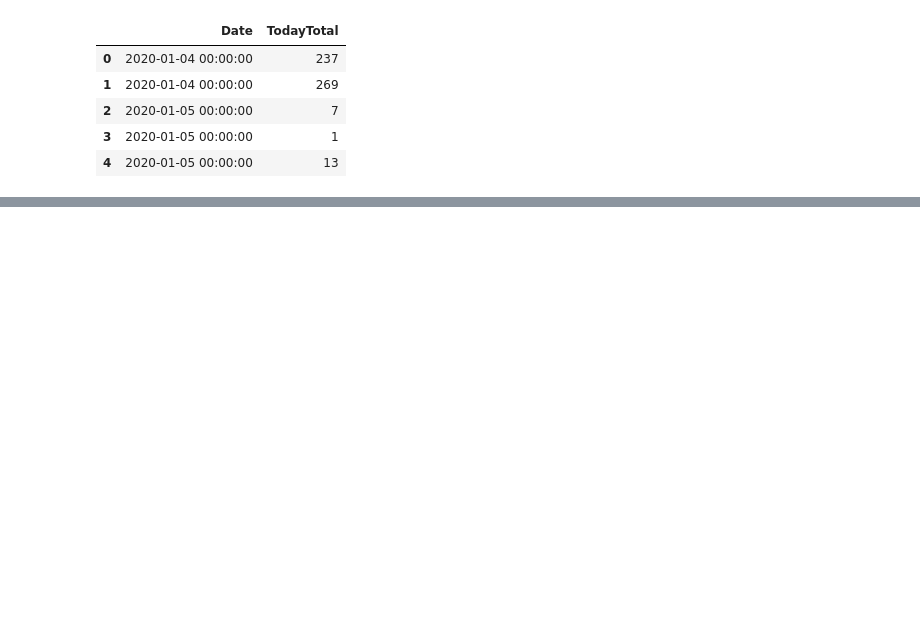
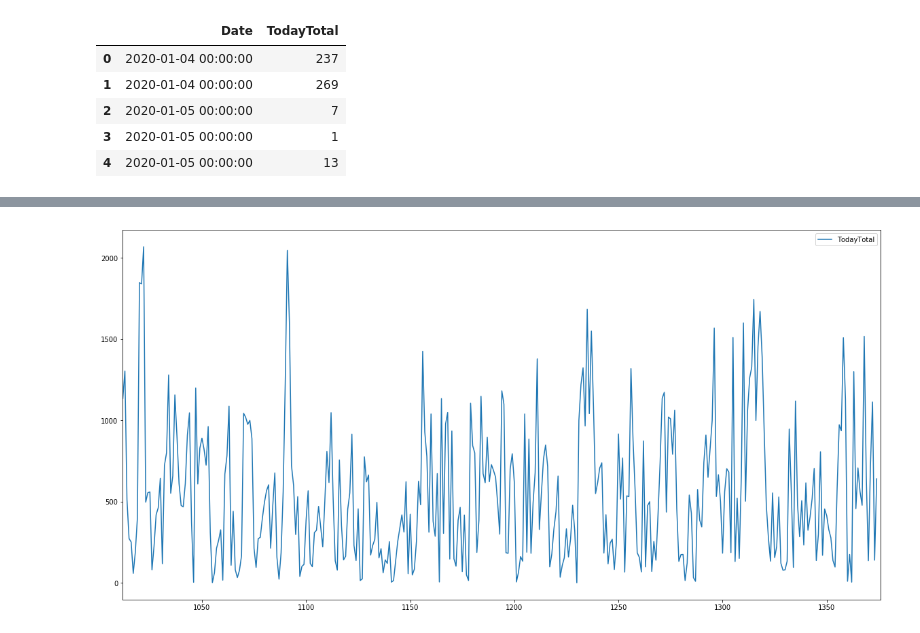
Before and after one commit to OmegaZak/DataChallenge, a Jupyter notebook: predict.ipynb, the cells around one changed output, grey strips where cells are left out. Drawn from its saved outputs; the diff is of its cells as text; code cells hidden in the pictures; blank space fills up the shorter version.

```diff
--- a/predict.ipynb
+++ b/predict.ipynb
@@ -120,0 +140,5 @@ data.head()
+# %%
+data[-365:].plot() #periode -365 jours
+plt.show()
+# %% [output]
+[figure, added]
```
Also changed, not shown: parts of 8 cells of this notebook.
